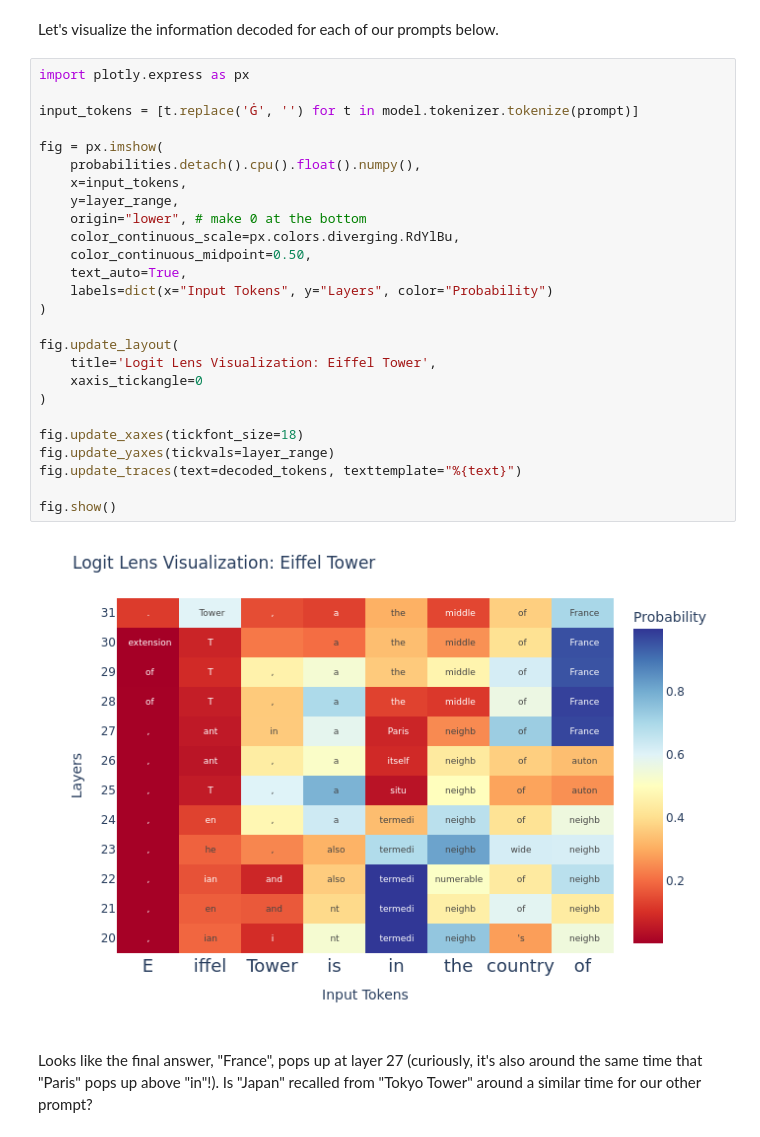
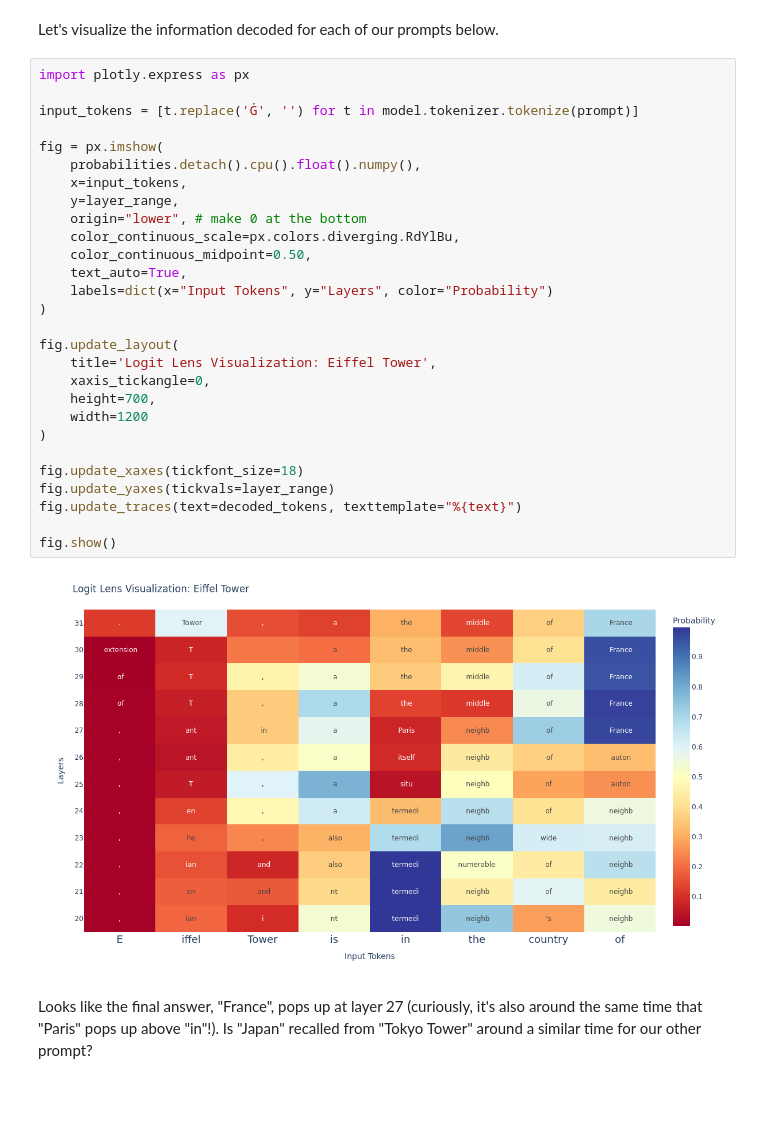
Before and after one commit to cs221m/cs221m-course, a Jupyter notebook: 06_causal_mediation_analysis.ipynb, the cells around one changed output. Saved outputs shown, nothing was run; the diff lists cells and outputs as text; blank space fills up the shorter version.

Commit message:
causal mediation analysis resize figures

```diff
--- a/06_causal_mediation_analysis.ipynb
+++ b/06_causal_mediation_analysis.ipynb
@@ -124,31 +124,33 @@ Let's visualize the information decoded for each of our prompts below.
 # %%
 import plotly.express as px
 
 input_tokens = [t.replace('Ġ', '') for t in model.tokenizer.tokenize(prompt)]
 
 fig = px.imshow(
     probabilities.detach().cpu().float().numpy(),
     x=input_tokens,
     y=layer_range,
     origin="lower", # make 0 at the bottom
     color_continuous_scale=px.colors.diverging.RdYlBu,
     color_continuous_midpoint=0.50,
     text_auto=True,
     labels=dict(x="Input Tokens", y="Layers", color="Probability")
 )
 
 fig.update_layout(
     title='Logit Lens Visualization: Eiffel Tower',
-    xaxis_tickangle=0
+    xaxis_tickangle=0,
+    height=700,
+    width=1200
 )
 
 fig.update_xaxes(tickfont_size=18)
 fig.update_yaxes(tickvals=layer_range)
 fig.update_traces(text=decoded_tokens, texttemplate="%{text}")
 
 fig.show()
 # %% [output]
-[figure, old version]
+[figure, new version]
 # %% [markdown]
 Looks like the final answer, "France", pops up at layer 27 (curiously, it's also around the same time that "Paris" pops up above "in"!). Is "Japan" recalled from "Tokyo Tower" around a similar time for our other prompt?
 # %% [markdown]
```
Also changed, not shown: parts of 2 cells of this notebook.
